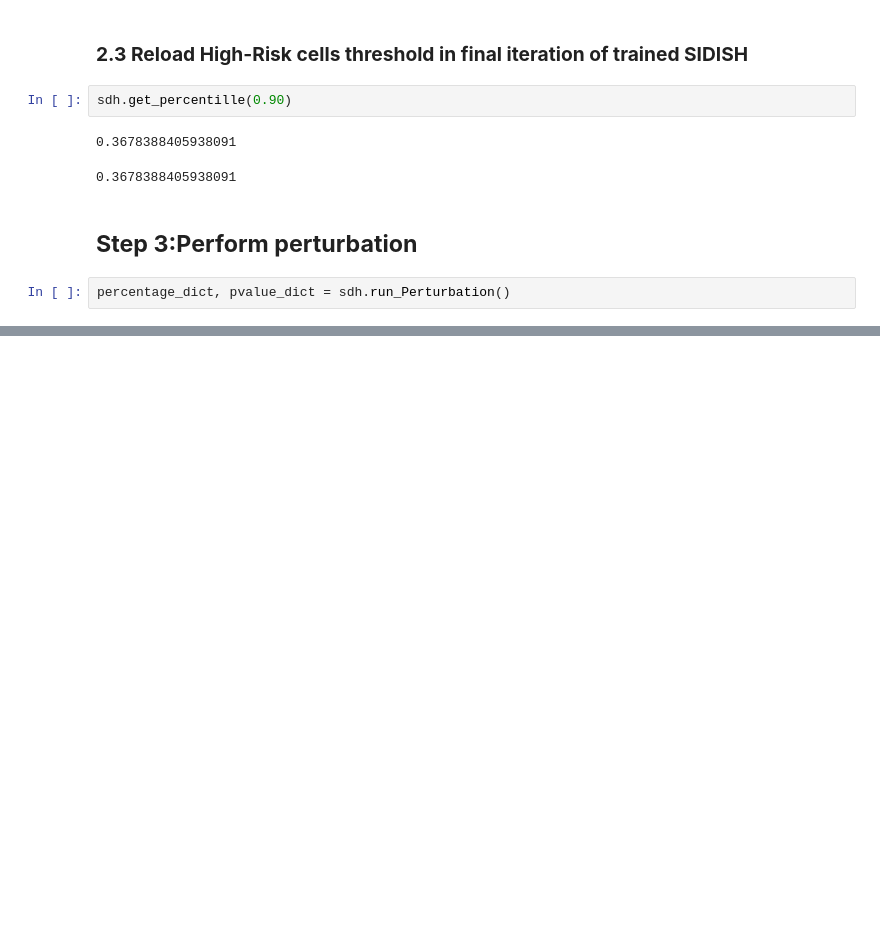
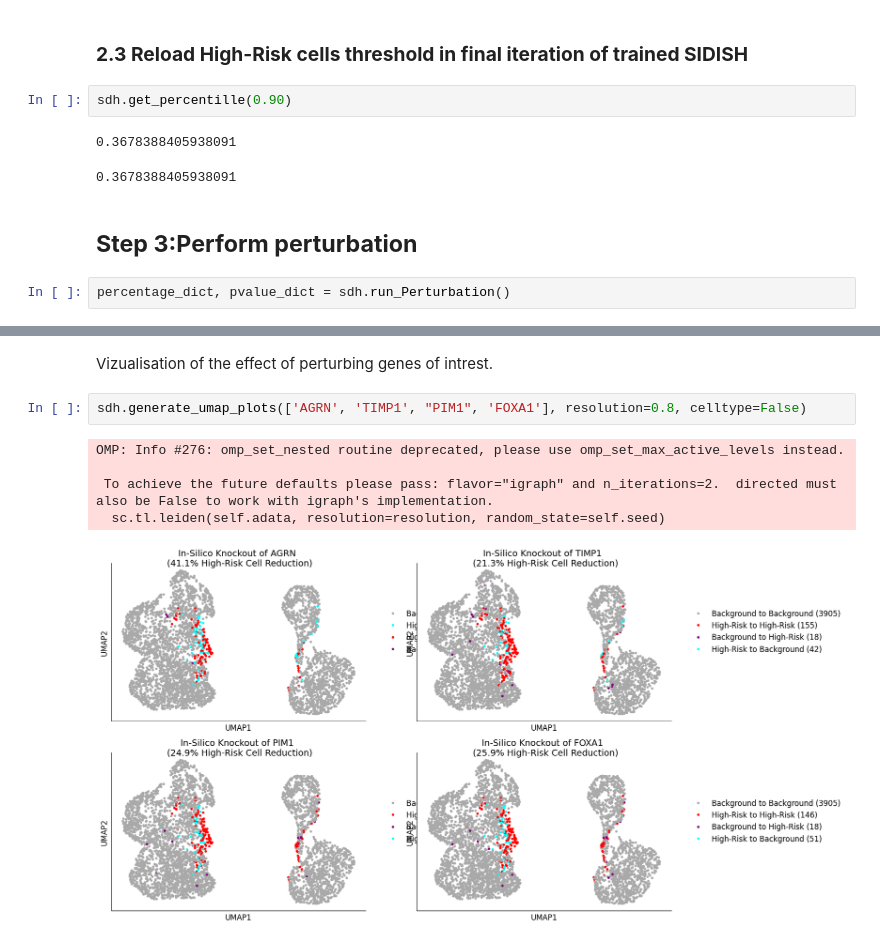
Before and after one commit to mcgilldinglab/SIDISH, a Jupyter notebook: tutorials/tutorial_3_perturbation.ipynb, the cells around one changed output, grey strips where cells are left out. Saved outputs shown, nothing was run; the diff lists cells and outputs as text; blank space fills up the shorter version.

```diff
--- a/tutorials/tutorial_3_perturbation.ipynb
+++ b/tutorials/tutorial_3_perturbation.ipynb
@@ -67,0 +74,10 @@ percentage_dict, pvalue_dict = sdh.run_Perturbation()
+# %% [markdown]
+Vizualisation of the effect of perturbing genes of intrest.
+# %%
+sdh.generate_umap_plots(['AGRN', 'TIMP1', "PIM1", 'FOXA1'], resolution=0.8, celltype=False)
+# %% [output]
+OMP: Info #276: omp_set_nested routine deprecated, please use omp_set_max_active_levels instead.
+
+ To achieve the future defaults please pass: flavor="igraph" and n_iterations=2.  directed must also be False to work with igraph's implementation.
+  sc.tl.leiden(self.adata, resolution=resolution, random_state=self.seed)
+[figure, added]
```
Also changed, not shown: parts of 2 cells of this notebook, 4 other files.
